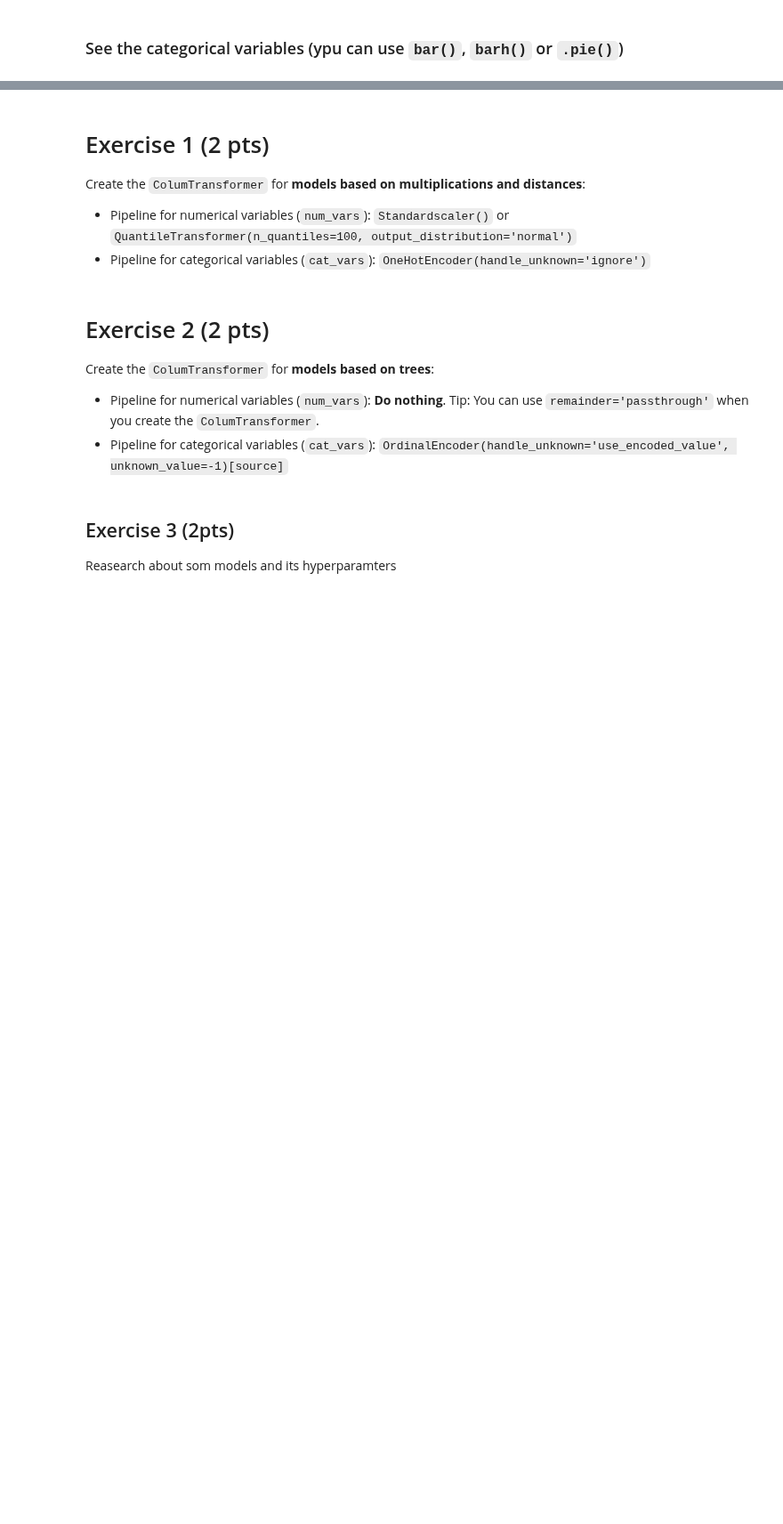
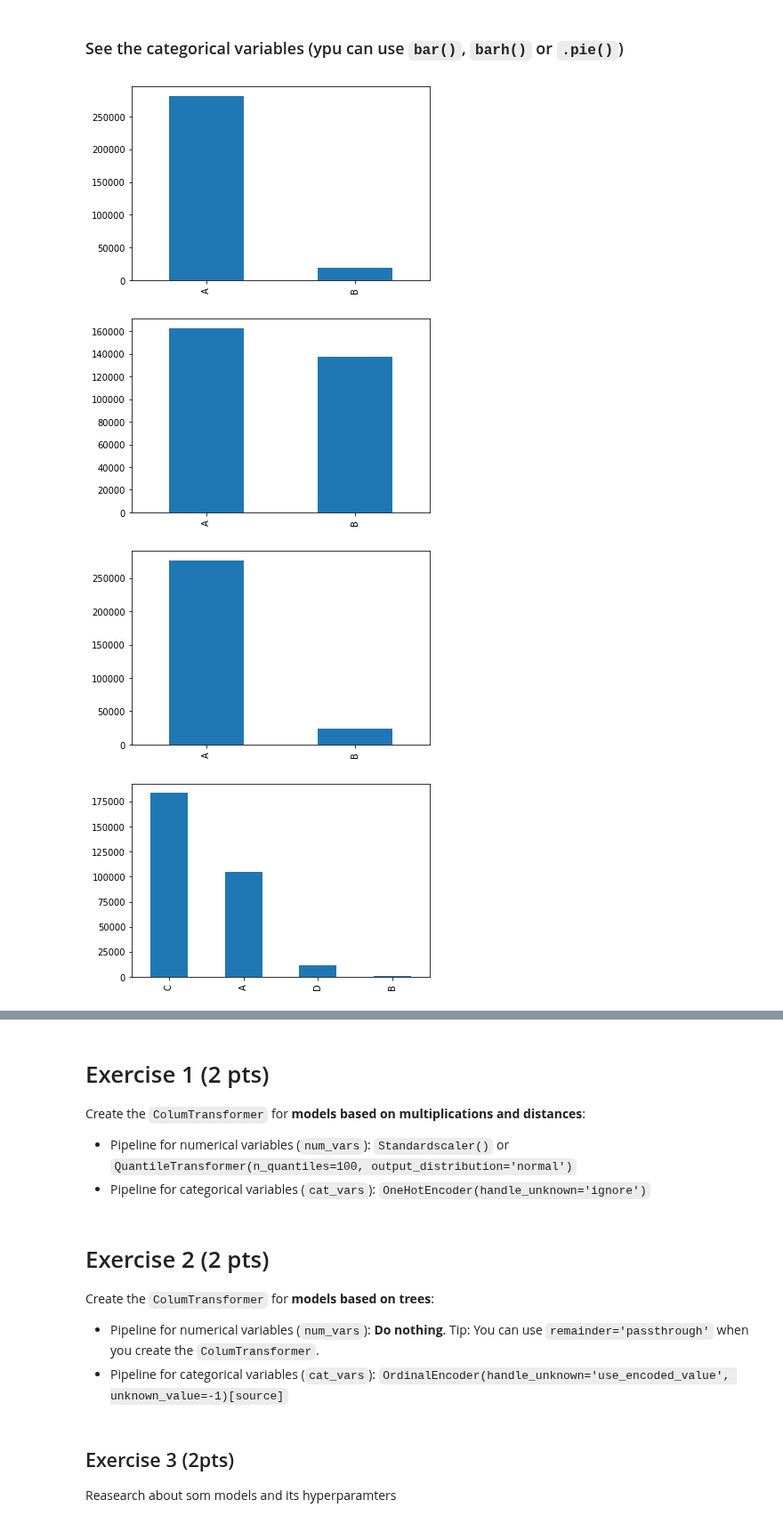
Before and after one commit to aktumut/Strive_School, a Jupyter notebook: Feature_Engineering_(Module_4)/Day_3_Numerical_Encoding/2. Notebooks/28fe3.ipynb, the cells around one changed output, grey strips where cells are left out. Shown at 89% size. Drawn from its saved outputs; the diff is of its cells as text; code cells hidden in the pictures; blank space fills up the shorter version.

Commit message:
working on tabular data set

```diff
--- a/Feature_Engineering_(Module_4)/Day_3_Numerical_Encoding/2. Notebooks/28fe3.ipynb
+++ b/Feature_Engineering_(Module_4)/Day_3_Numerical_Encoding/2. Notebooks/28fe3.ipynb
@@ -22,3 +43,4 @@ print("Sklearn ", skl.__version__) # Try to use 0.24
 # %%
 path = "./tabular-playground-feb21/"
+path= "/work/Strive_School/Feature_Engineering_(Module_4)/Day_3_Numerical_Encoding/2. Notebooks/tabular-playground-series-feb-2021"
 !ls $path
@@ -27,12 +52,12 @@ path = "./tabular-playground-feb21/"
 # %%
 # 1 point
  #load the train, test and sample_submission data using the is as the index column
-df = None
-df_t = None
-sub = None
-
-# YOUR CODE HERE
-raise NotImplementedError()
+df = pd.read_csv(path+"/train.csv")
+df_t = pd.read_csv(path+"/test.csv")
+sub = pd.read_csv(path+"/sample_submission.csv")
+df=df.drop("id",axis=1)
+df_t=df_t.drop("id",axis=1)
+sub=sub.drop("id",axis=1)
 
 print("Train dataframe:", df.shape)
 print("Test dataframe:", df_t.shape)
@@ -90,7 +171,12 @@ for var in num_vars:
 ### See the categorical variables (ypu can use `bar()`, `barh()` or `.pie()`)
 # %%
 for var in cat_vars:
-    #df[var].value_counts().plot.bar()
+    df[var].value_counts().plot.bar()
     #df[var].value_counts().plot.barh()
-    df[var].value_counts().plot.pie()
+    #df[var].value_counts().plot.pie()
     plt.show();
+# %% [output]
+[figure, added]
+[figure, added]
+[figure, added]
+[figure, added]
```
Also changed, not shown: parts of 14 cells of this notebook, 3 other files.
